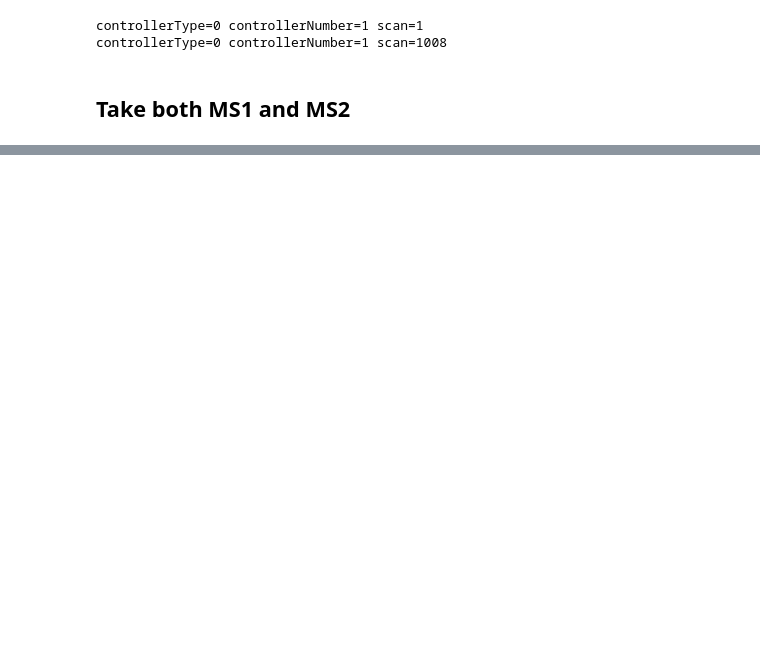
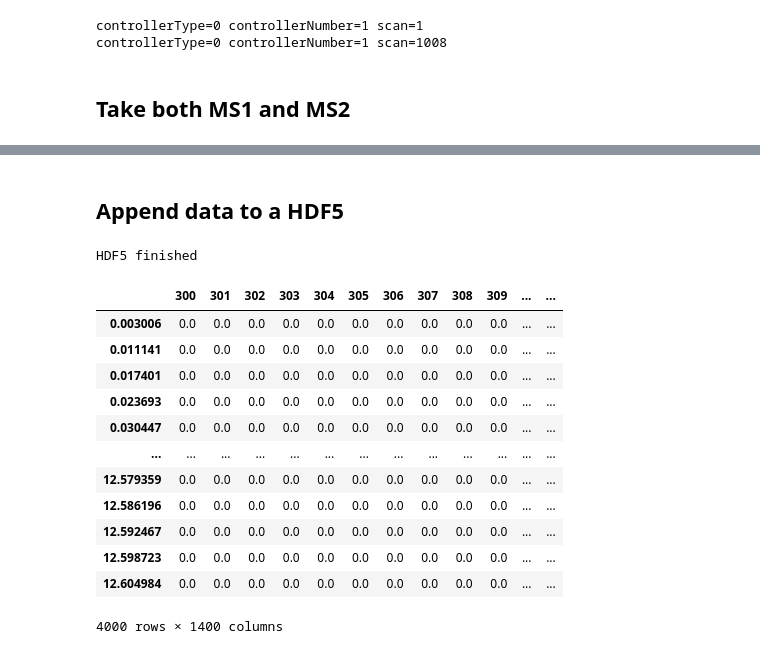
Before and after one commit to pierrepo/JupyterMS, a Jupyter notebook: notebooks/MS_visualization.ipynb, the cells around one changed output, grey strips where cells are left out. Drawn from its saved outputs; the diff is of its cells as text; code cells hidden in the pictures; blank space fills up the shorter version.

```diff
--- a/notebooks/MS_visualization.ipynb
+++ b/notebooks/MS_visualization.ipynb
@@ -186,0 +285,2 @@ plt.show()
+# %% [markdown]
+## Append data to a HDF5
@@ -186,0 +291,43 @@ plt.show()
+# %%
+# Convert values to HDF5.  Beware if HDF5 already exists
+MS1_values = []
+store = pd.HDFStore('store.h5')
+chunk_size = 2000
+
+# Supposes intensities and mz have same order.  Iterate over RT.
+for i in range(len(ms1_retention_times)):
+    # Dict of mz:intensity for MS1 at each recorded RT.  The mz is rounded to avoid too many mz.
+    MS1_values.append({round(mz):intensity for mz, intensity in zip(ms1_mz_arrays[i],
+                                                                    ms1_intensity_arrays[i])})
+
+    # Dump information in the hdf5 every 2000 elements.
+    # HDF5 also has a size limit for the header (column number).
+    if i % chunk_size == 0:
+        df = pd.DataFrame(MS1_values, index=ms1_retention_times[:i], columns=range(300, 1700, 1))
+        # Replace Nan by 0.
+        df.fillna(0, inplace=True)
+        store.append("df", df)
+        MS1_values = []
+        # Temporary break.
+        if i >= chunk_size:
+            break
+
+print("HDF5 finished")
+# %% [output]
+HDF5 finished
+# %%
+store.get('df')
+# %% [output]
+|  | 300 | 301 | 302 | 303 | 304 | 305 | 306 | 307 | 308 | 309 | ... | ... |
+| 0.003006 | 0.0 | 0.0 | 0.0 | 0.0 | 0.0 | 0.0 | 0.0 | 0.0 | 0.0 | 0.0 | ... | ... |
+| 0.011141 | 0.0 | 0.0 | 0.0 | 0.0 | 0.0 | 0.0 | 0.0 | 0.0 | 0.0 | 0.0 | ... | ... |
+| 0.017401 | 0.0 | 0.0 | 0.0 | 0.0 | 0.0 | 0.0 | 0.0 | 0.0 | 0.0 | 0.0 | ... | ... |
+| 0.023693 | 0.0 | 0.0 | 0.0 | 0.0 | 0.0 | 0.0 | 0.0 | 0.0 | 0.0 | 0.0 | ... | ... |
+| 0.030447 | 0.0 | 0.0 | 0.0 | 0.0 | 0.0 | 0.0 | 0.0 | 0.0 | 0.0 | 0.0 | ... | ... |
+| ... | ... | ... | ... | ... | ... | ... | ... | ... | ... | ... | ... | ... |
+| 12.579359 | 0.0 | 0.0 | 0.0 | 0.0 | 0.0 | 0.0 | 0.0 | 0.0 | 0.0 | 0.0 | ... | ... |
+| 12.586196 | 0.0 | 0.0 | 0.0 | 0.0 | 0.0 | 0.0 | 0.0 | 0.0 | 0.0 | 0.0 | ... | ... |
+| 12.592467 | 0.0 | 0.0 | 0.0 | 0.0 | 0.0 | 0.0 | 0.0 | 0.0 | 0.0 | 0.0 | ... | ... |
+| 12.598723 | 0.0 | 0.0 | 0.0 | 0.0 | 0.0 | 0.0 | 0.0 | 0.0 | 0.0 | 0.0 | ... | ... |
+| 12.604984 | 0.0 | 0.0 | 0.0 | 0.0 | 0.0 | 0.0 | 0.0 | 0.0 | 0.0 | 0.0 | ... | ... |
+4000 rows × 1400 columns
```
Also changed, not shown: parts of 25 cells of this notebook, 1 other file.
